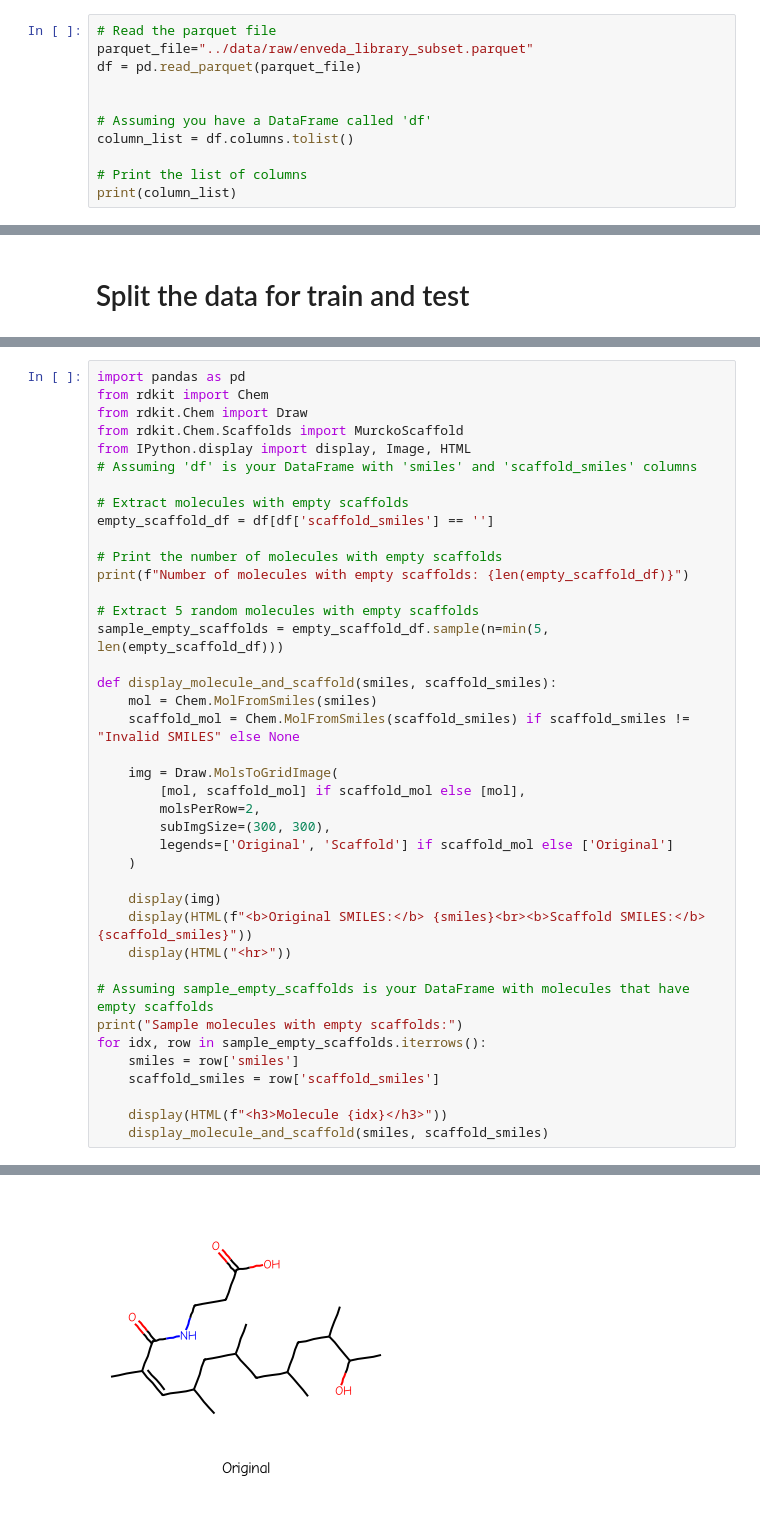
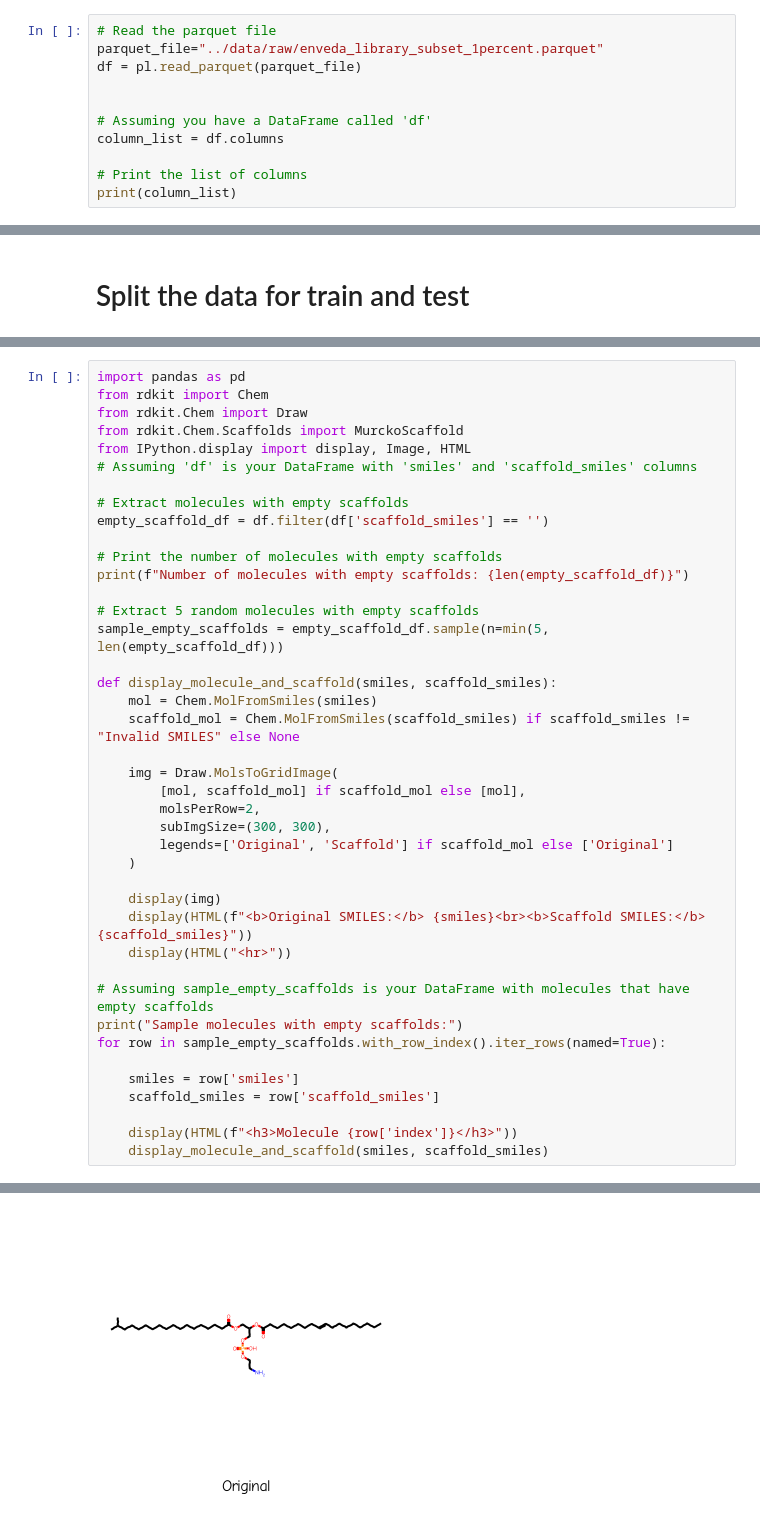
Before and after one commit to the-alchemists-formerly-5/scratch_repository, a Jupyter notebook: notebooks/Murcko_splitting_experiment.ipynb, the cells around one changed output, grey strips where cells are left out. Saved outputs shown, nothing was run; the diff lists cells and outputs as text.

```diff
--- a/notebooks/Murcko_splitting_experiment.ipynb
+++ b/notebooks/Murcko_splitting_experiment.ipynb
@@ -26,12 +26,12 @@ plt.style.use("tableau-colorblind10")
 plt.rcParams["font.size"] = "16"
 # %%
 # Read the parquet file
-parquet_file="../data/raw/enveda_library_subset.parquet"
-df = pd.read_parquet(parquet_file)
+parquet_file="../data/raw/enveda_library_subset_1percent.parquet"
+df = pl.read_parquet(parquet_file)
 
 
 # Assuming you have a DataFrame called 'df'
-column_list = df.columns.tolist()
+column_list = df.columns
 
 # Print the list of columns
 print(column_list)
@@ -222,7 +207,7 @@ from IPython.display import display, Image, HTML
 # Assuming 'df' is your DataFrame with 'smiles' and 'scaffold_smiles' columns
 
 # Extract molecules with empty scaffolds
-empty_scaffold_df = df[df['scaffold_smiles'] == '']
+empty_scaffold_df = df.filter(df['scaffold_smiles'] == '')
 
 # Print the number of molecules with empty scaffolds
 print(f"Number of molecules with empty scaffolds: {len(empty_scaffold_df)}")
@@ -247,10 +232,11 @@ def display_molecule_and_scaffold(smiles, scaffold_smiles):
 
 # Assuming sample_empty_scaffolds is your DataFrame with molecules that have empty scaffolds
 print("Sample molecules with empty scaffolds:")
-for idx, row in sample_empty_scaffolds.iterrows():
+for row in sample_empty_scaffolds.with_row_index().iter_rows(named=True):
+
     smiles = row['smiles']
     scaffold_smiles = row['scaffold_smiles']
 
-    display(HTML(f"<h3>Molecule {idx}</h3>"))
+    display(HTML(f"<h3>Molecule {row['index']}</h3>"))
     display_molecule_and_scaffold(smiles, scaffold_smiles)
 # %% [output]
@@ -260 +246 @@ Molecule 727320
-[figure, old version]
+[figure, new version]
```
Also changed, not shown: parts of 10 cells of this notebook, 3 other files.
